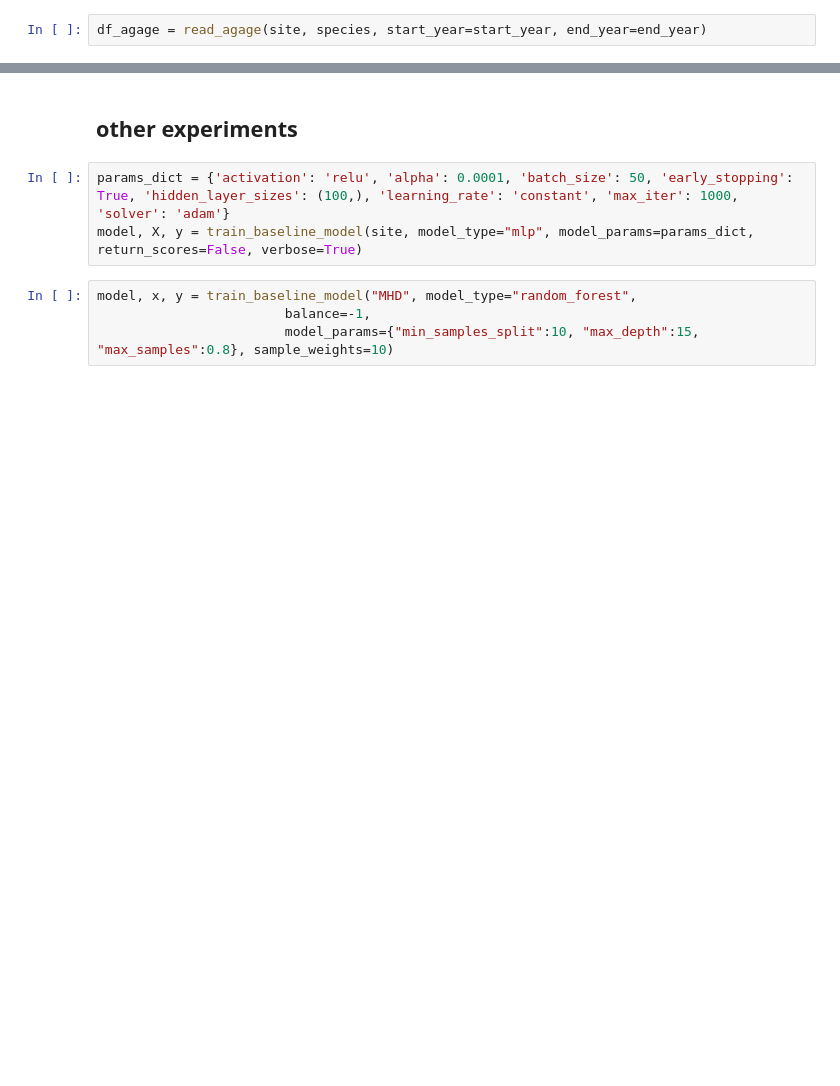
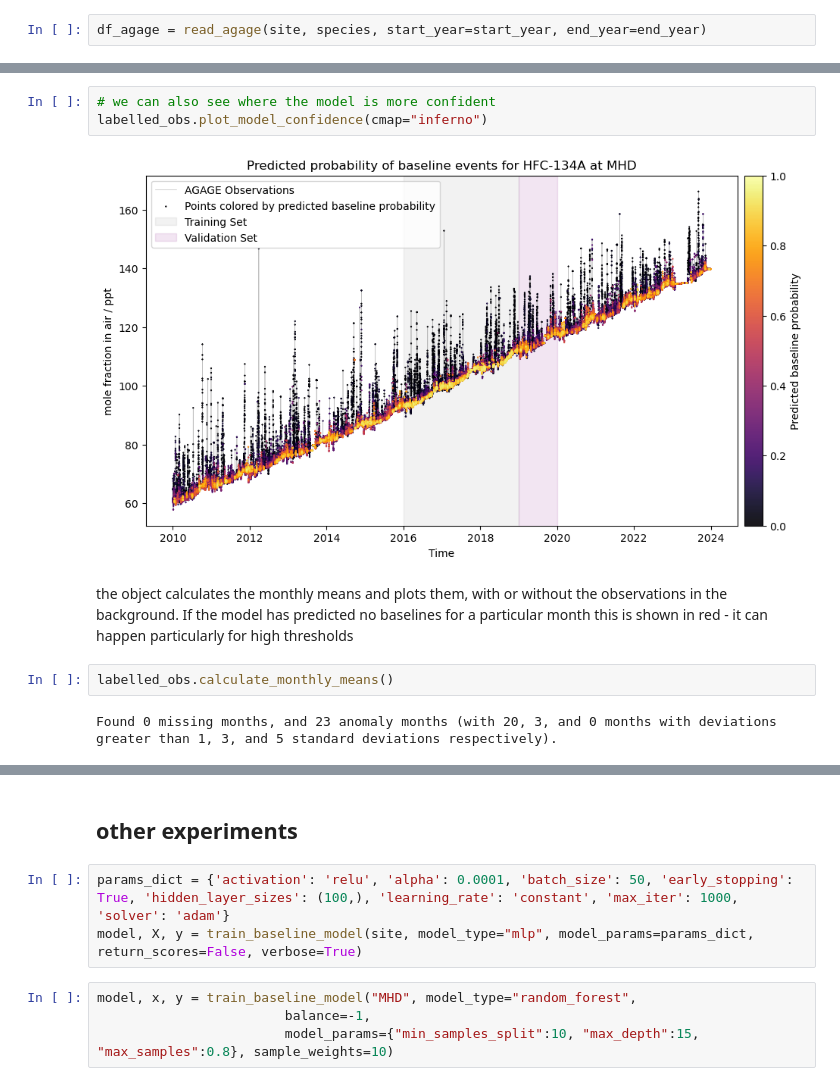
Before and after one commit to openghg/ml-baselines, a Jupyter notebook: notebooks/predicting.ipynb, the cells around one changed output, grey strips where cells are left out. Saved outputs shown, nothing was run; the diff lists cells and outputs as text; blank space fills up the shorter version.

```diff
--- a/notebooks/predicting.ipynb
+++ b/notebooks/predicting.ipynb
@@ -71,3 +91,14 @@ labelled_obs.plot_obs_with_labels(plot_true_negatives=False)
+# %%
+# we can also see where the model is more confident
+labelled_obs.plot_model_confidence(cmap="inferno")
+# %% [output]
+[figure, added]
+# %% [markdown]
+the object calculates the monthly means and plots them, with or without the observations in the background. If the model has predicted no baselines for a particular month this is shown in red - it can happen particularly for high thresholds
+# %%
+labelled_obs.calculate_monthly_means()
+# %% [output]
+Found 0 missing months, and 23 anomaly months (with 20, 3, and 0 months with deviations greater than 1, 3, and 5 standard deviations respectively).
 # %%
 labelled_obs.plot_monthly_means()
 # %% [output]
```
Also changed, not shown: parts of 31 cells of this notebook.
